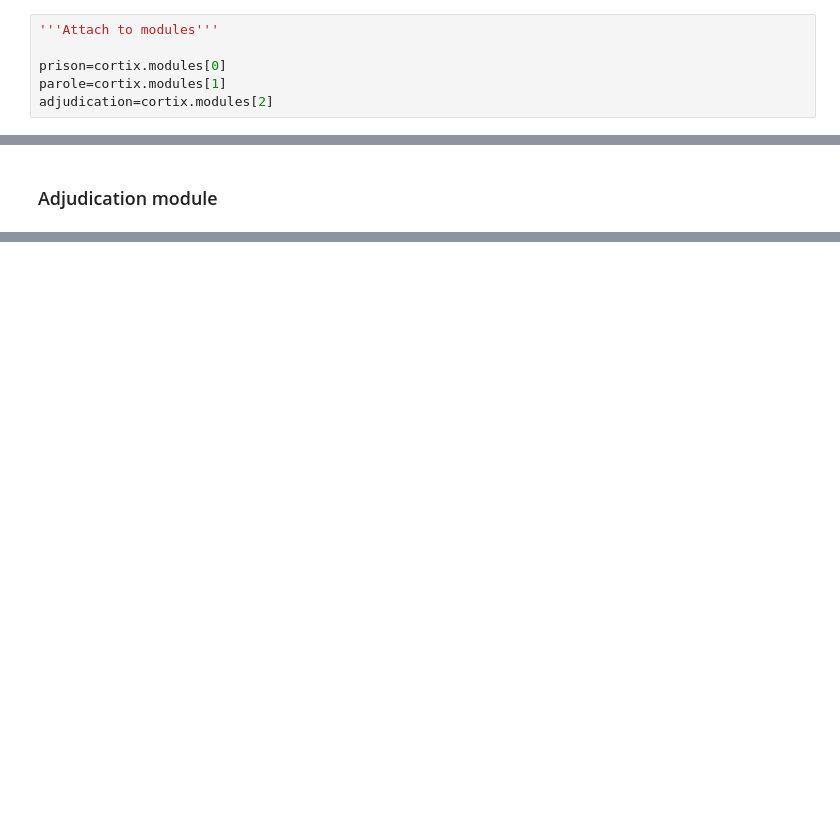
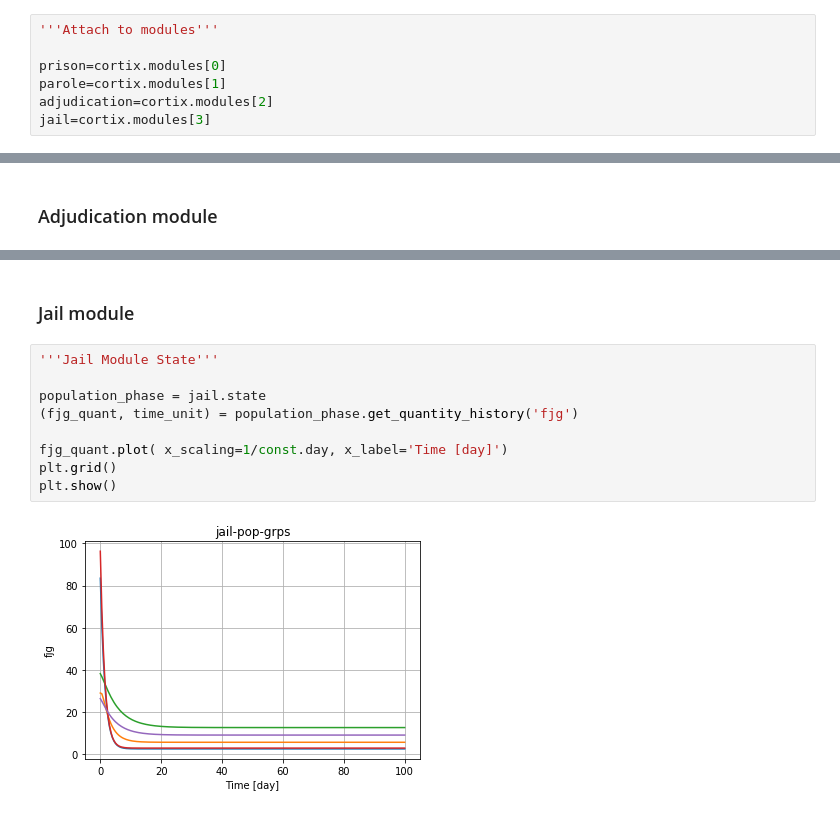
Before and after one commit to dpploy/cortix-nb, a Jupyter notebook: run_justice.ipynb, the cells around one changed output, grey strips where cells are left out. Saved outputs shown, nothing was run; the diff lists cells and outputs as text; blank space fills up the shorter version.

```diff
--- a/run_justice.ipynb
+++ b/run_justice.ipynb
@@ -326,6 +338,7 @@ cortix.modules
 prison=cortix.modules[0]
 parole=cortix.modules[1]
 adjudication=cortix.modules[2]
+jail=cortix.modules[3]
 # %% [markdown]
 ### Prison module<a id="prison"></a>
 # %%
@@ -367,0 +381,13 @@ plt.show()
+# %% [markdown]
+### Jail module<a id="jail"></a>
+# %%
+'''Jail Module State'''
+
+population_phase = jail.state
+(fjg_quant, time_unit) = population_phase.get_quantity_history('fjg')
+
+fjg_quant.plot( x_scaling=1/const.day, x_label='Time [day]')
+plt.grid()
+plt.show()
+# %% [output]
+[figure, added]
```
Also changed, not shown: parts of 14 cells of this notebook.
